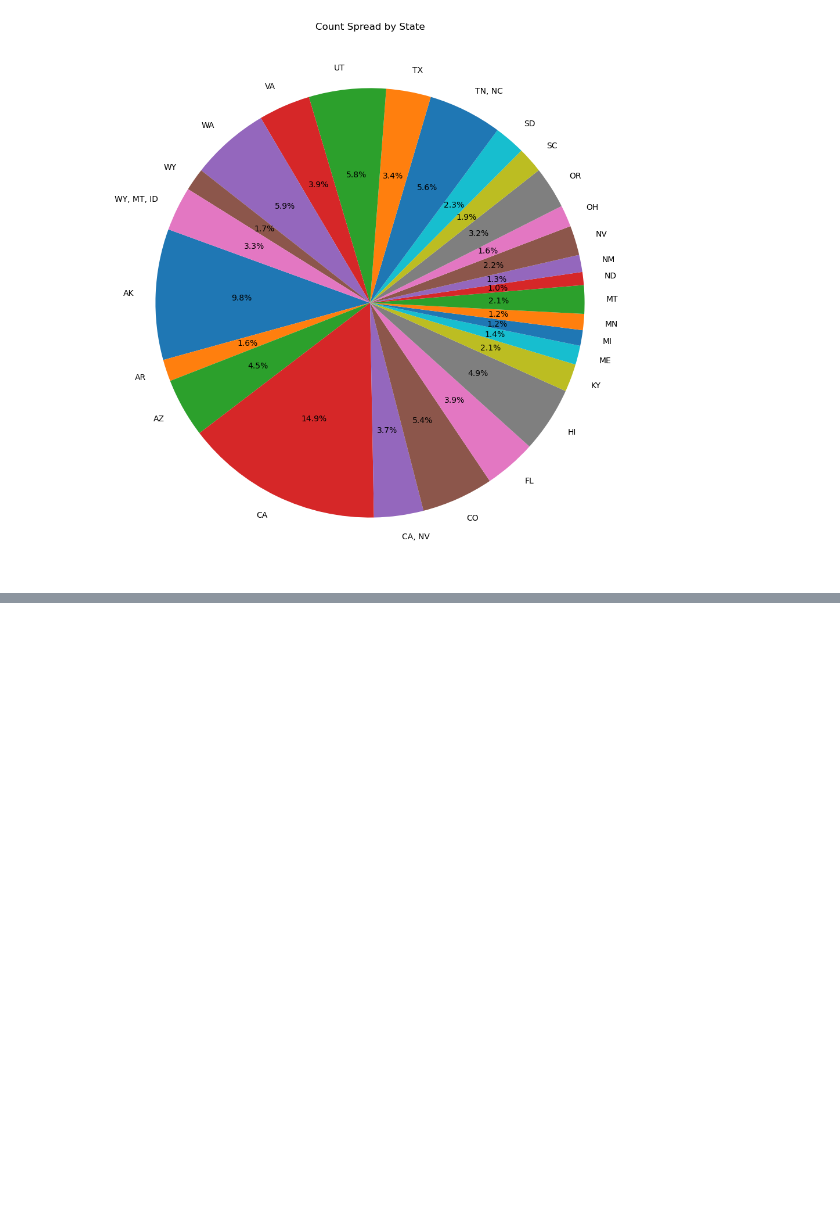
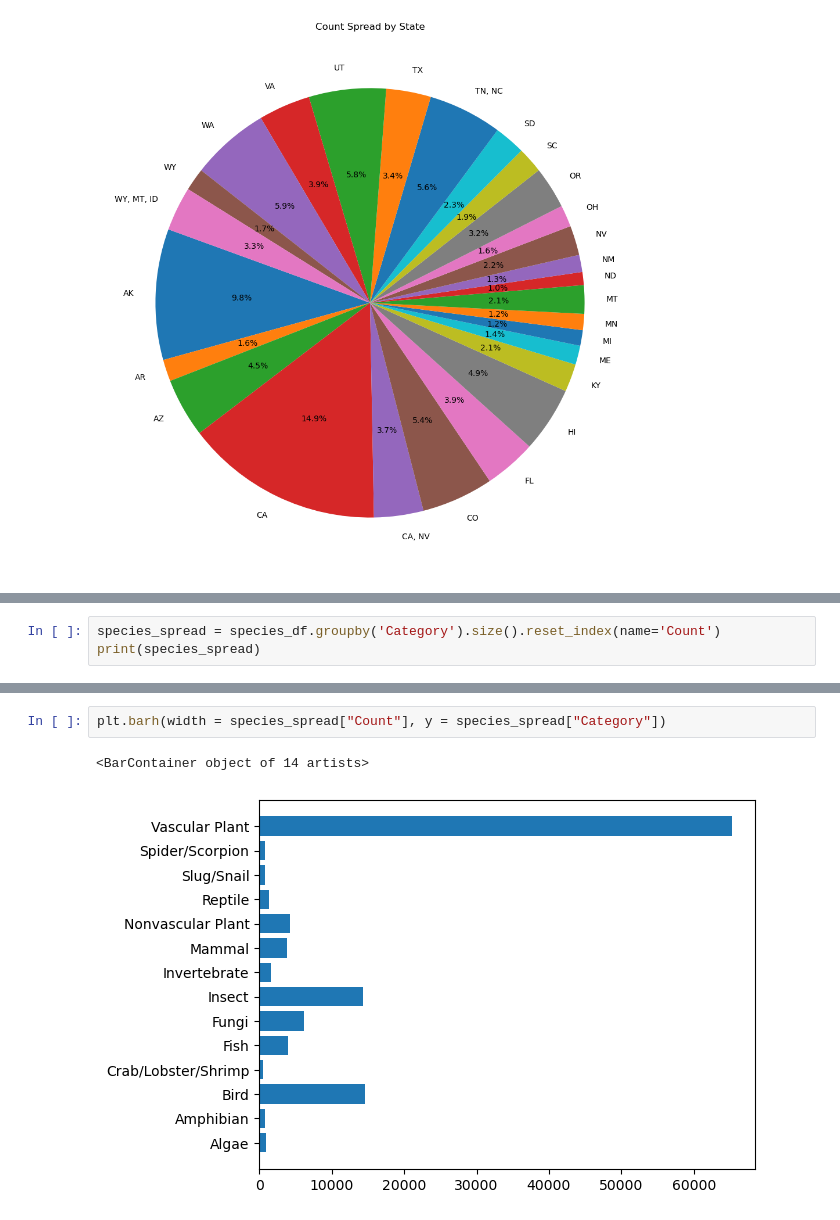
Before and after one commit to Chris-Quan/Biodiversity-in-National-Parks, a Jupyter notebook: main.ipynb, the cells around one changed output, grey strips where cells are left out. Drawn from its saved outputs; the diff is of its cells as text; blank space fills up the shorter version.

```diff
--- a/main.ipynb
+++ b/main.ipynb
@@ -136,0 +135,3 @@ print()
+# %%
+species_spread = species_df.groupby('Category').size().reset_index(name='Count')
+print(species_spread)
@@ -136,0 +154,5 @@ print()
+# %%
+plt.barh(width = species_spread["Count"], y = species_spread["Category"])
+# %% [output]
+<BarContainer object of 14 artists>
+[figure, added]
```
Also changed, not shown: parts of 3 cells of this notebook.
